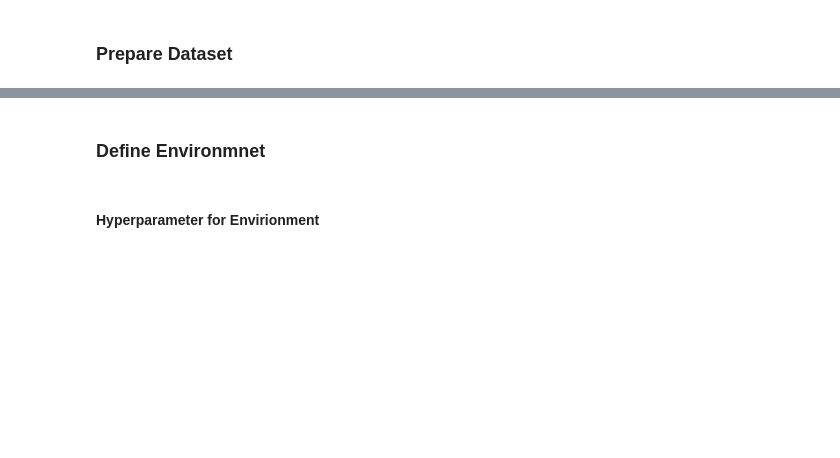
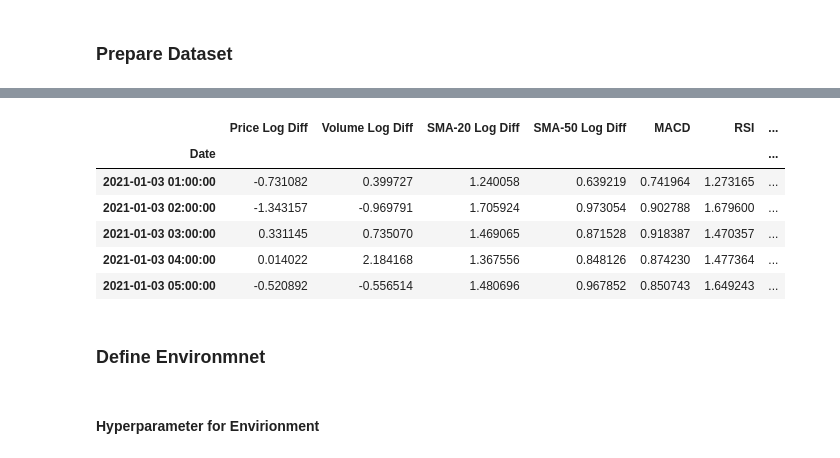
Before and after one commit to napnel/UoA-thesis-s1260099, a Jupyter notebook: main.ipynb, the cells around one changed output, grey strips where cells are left out. Saved outputs shown, nothing was run; the diff lists cells and outputs as text; code cells hidden in the pictures; blank space fills up the shorter version.

Commit message:
update: refactoring Feature Enginner

```diff
--- a/main.ipynb
+++ b/main.ipynb
@@ -20,10 +16,12 @@ Loading BokehJS ...
 # %%
 # load the data
 df = DataLoader.load_data("./data/3600/ethusd/2021-01-01.csv")
-train_df = df[: len(df) // 2]
-eval_df = df[len(df) // 2 :]
+df_train = df[: len(df) // 2]
+df_eval = df[len(df) // 2 :]
 
 # extract feature from the data
-feature_enginner = FeatureEngineer([])
-train_features = feature_enginner.preprocessing(train_df)
-eval_features = feature_enginner.preprocessing(eval_df)
+feature_enginner = FeatureEngineer(df_train, df_eval)
+data_train = feature_enginner.entire_data["train"]
+data_val = feature_enginner.entire_data["val"]
+features_train = feature_enginner.entire_normalized_features["train"]
+features_eval = feature_enginner.entire_normalized_features["val"]
@@ -30,3 +38,13 @@ eval_features = feature_enginner.preprocessing(eval_df)
+# %%
+features_train.head()
+# %% [output]
+|  | Price Log Diff | Volume Log Diff | SMA-20 Log Diff | SMA-50 Log Diff | MACD | RSI | ... |
+| Date |  |  |  |  |  |  | ... |
+| 2021-01-03 01:00:00 | -0.731082 | 0.399727 | 1.240058 | 0.639219 | 0.741964 | 1.273165 | ... |
+| 2021-01-03 02:00:00 | -1.343157 | -0.969791 | 1.705924 | 0.973054 | 0.902788 | 1.679600 | ... |
+| 2021-01-03 03:00:00 | 0.331145 | 0.735070 | 1.469065 | 0.871528 | 0.918387 | 1.470357 | ... |
+| 2021-01-03 04:00:00 | 0.014022 | 2.184168 | 1.367556 | 0.848126 | 0.874230 | 1.477364 | ... |
+| 2021-01-03 05:00:00 | -0.520892 | -0.556514 | 1.480696 | 0.967852 | 0.850743 | 1.649243 | ... |
 # %% [markdown]
 ### Define Environmnet
 # %% [markdown]
```
Also changed, not shown: parts of 7 cells of this notebook, 2 other files.
